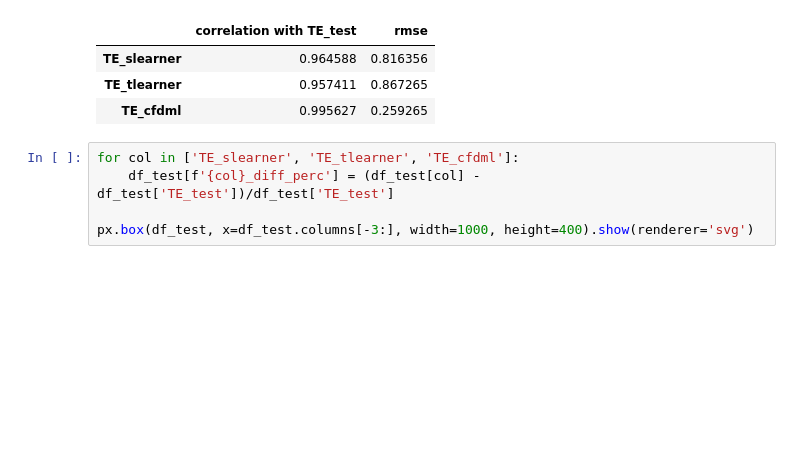
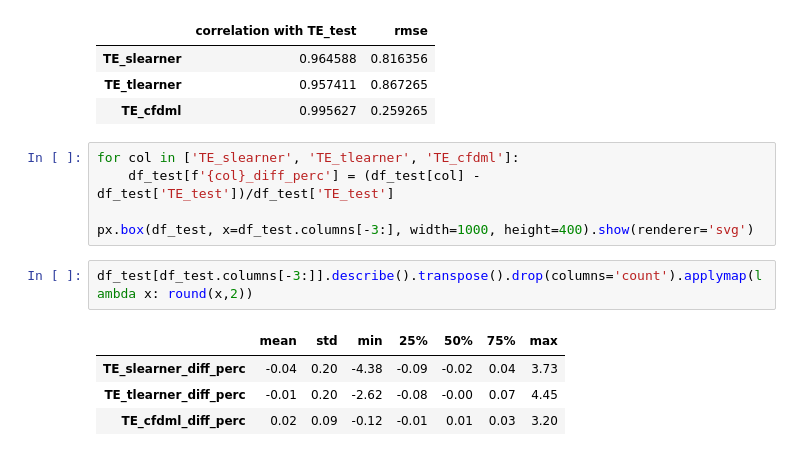
Before and after one commit to leowu4ever/causal-inference, a Jupyter notebook: uplift_modelling.ipynb, the cells around one changed output. Cells and saved outputs as stored; diff of their text form; blank space fills up the shorter version.

```diff
--- a/uplift_modelling.ipynb
+++ b/uplift_modelling.ipynb
@@ -199,3 +199,10 @@ for col in ['TE_slearner', 'TE_tlearner', 'TE_cfdml']:
     df_test[f'{col}_diff_perc'] = (df_test[col] - df_test['TE_test'])/df_test['TE_test']
 
 px.box(df_test, x=df_test.columns[-3:], width=1000, height=400).show(renderer='svg')
+# %%
+df_test[df_test.columns[-3:]].describe().transpose().drop(columns='count').applymap(lambda x: round(x,2))
+# %% [output]
+|  | mean | std | min | 25% | 50% | 75% | max |
+| TE_slearner_diff_perc | -0.04 | 0.20 | -4.38 | -0.09 | -0.02 | 0.04 | 3.73 |
+| TE_tlearner_diff_perc | -0.01 | 0.20 | -2.62 | -0.08 | -0.00 | 0.07 | 4.45 |
+| TE_cfdml_diff_perc | 0.02 | 0.09 | -0.12 | -0.01 | 0.01 | 0.03 | 3.20 |
```
